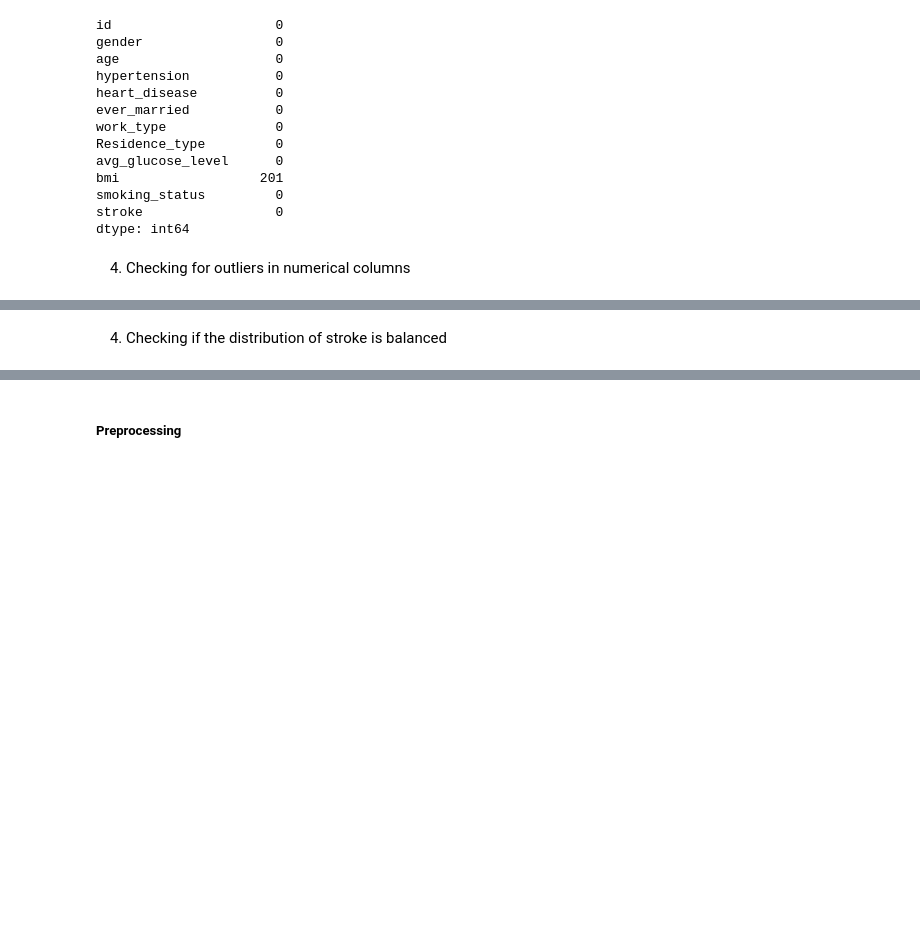
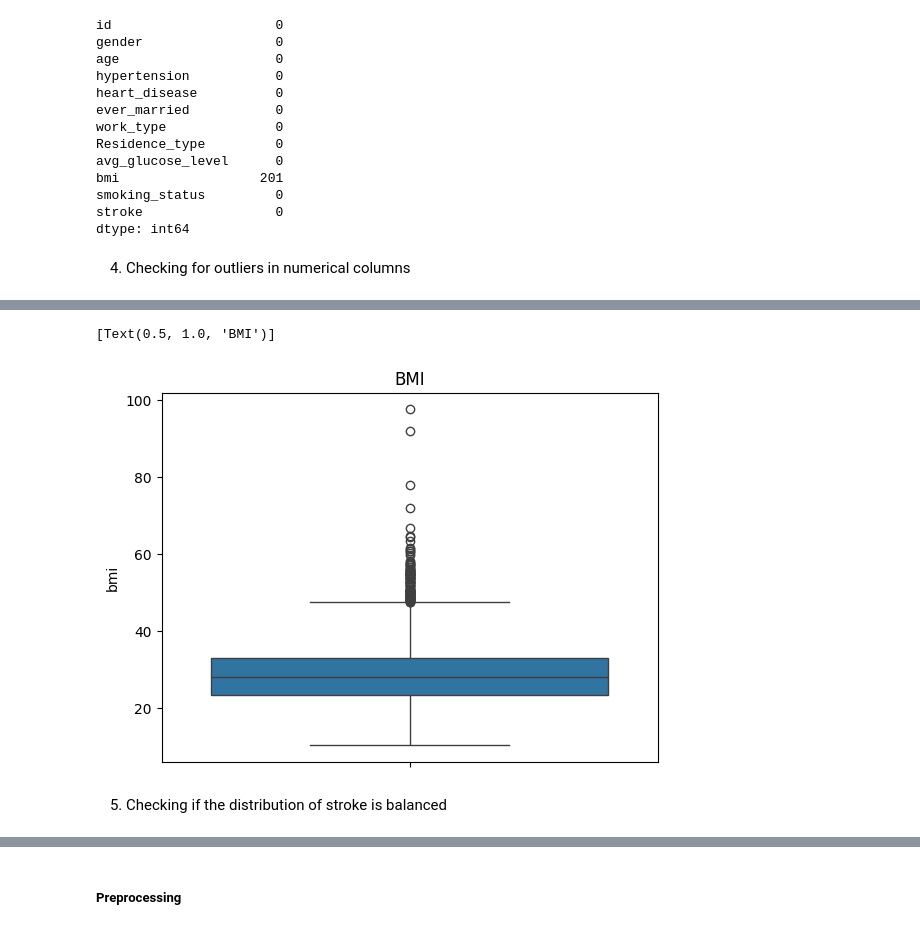
Before and after one commit to IbrahimHaroon03/strokePredictionTool, a Jupyter notebook: strokePrediction.ipynb, the cells around one changed output, grey strips where cells are left out. Drawn from its saved outputs; the diff is of its cells as text; code cells hidden in the pictures; blank space fills up the shorter version.

```diff
--- a/strokePrediction.ipynb
+++ b/strokePrediction.ipynb
@@ -53,7 +65,10 @@ sns.boxplot(data=dataset['avg_glucose_level'], orient='h').set(title="Avg Glucos
 # %%
-sns.boxplot(data=dataset['bmi'], orient='h').set(title="BMI")
+sns.boxplot(data=dataset['bmi']).set(title="BMI")
+# %% [output]
+[Text(0.5, 1.0, 'BMI')]
+[figure, added]
 # %% [markdown]
-4. Checking if the distribution of stroke is balanced
+5. Checking if the distribution of stroke is balanced
 # %%
 #'1' who had a stroke and '0' who did not have a stroke.
 dataset['stroke'].value_counts()
```
Also changed, not shown: parts of 8 cells of this notebook.
